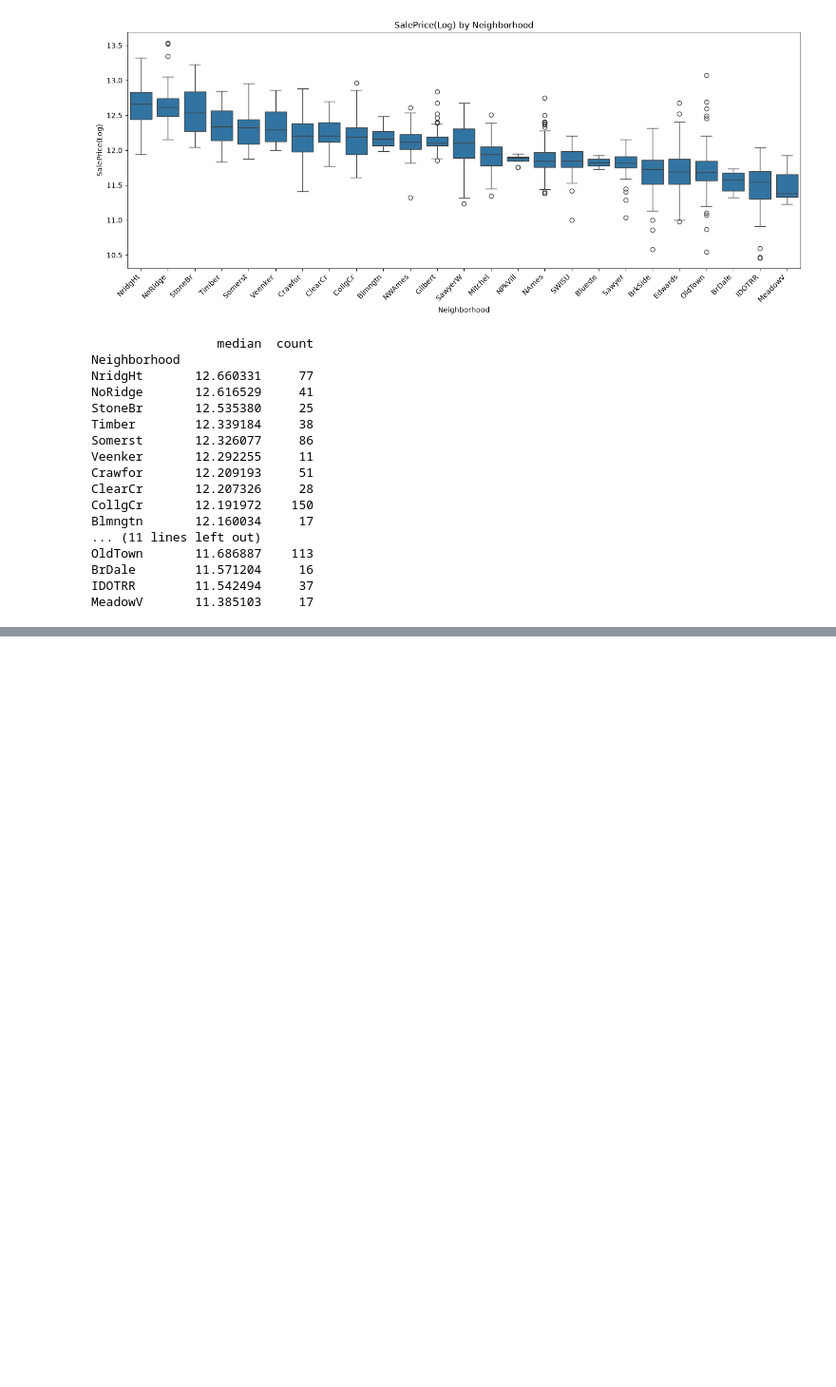
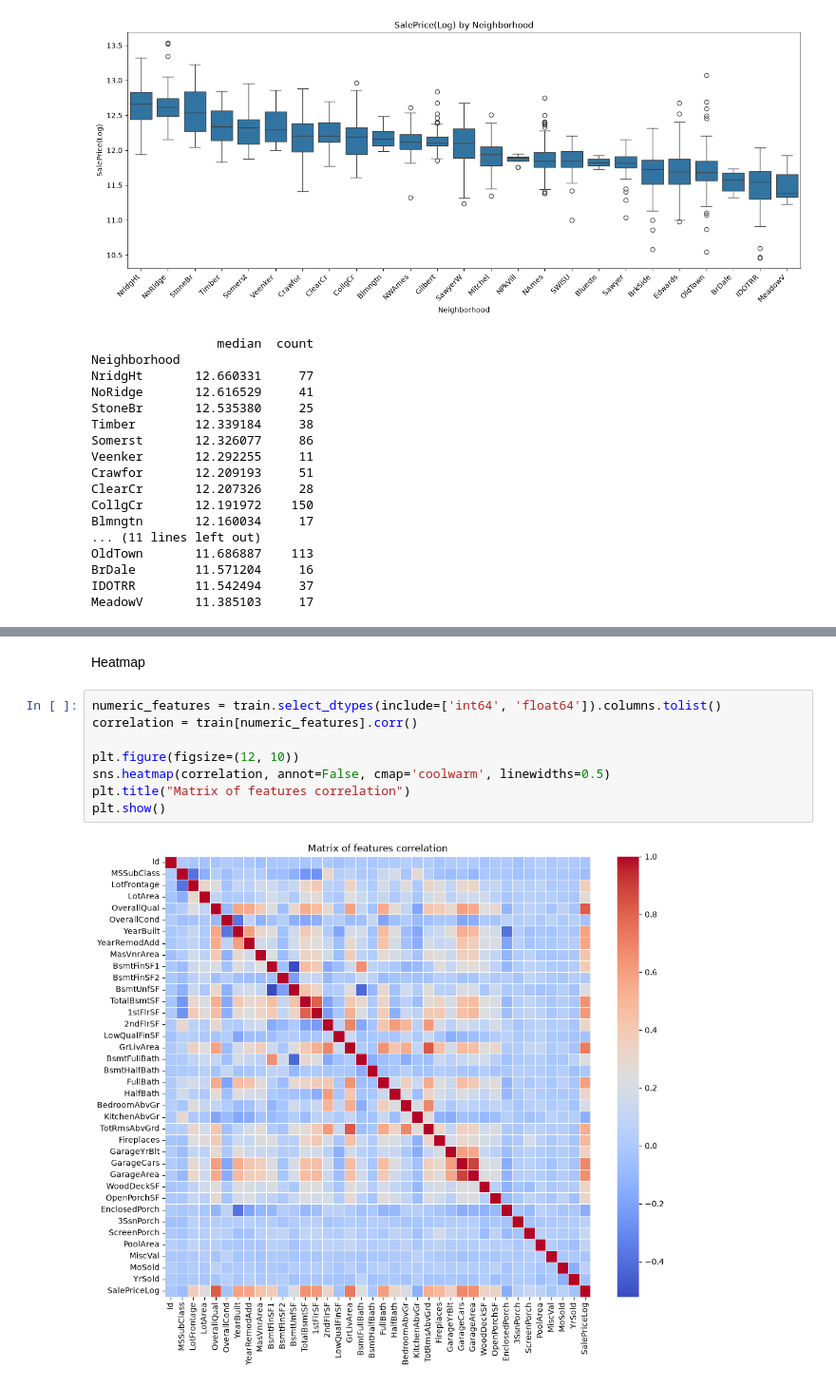
Before and after one commit to fyodor077/Kaggle-House-Prices, a Jupyter notebook: draft.ipynb, the cells around one changed output, grey strips where cells are left out. Shown at 95% size. Drawn from its saved outputs; the diff is of its cells as text; blank space fills up the shorter version.

Commit message:
Heatmap

```diff
--- a/draft.ipynb
+++ b/draft.ipynb
@@ -257,0 +269,12 @@ MeadowV       11.385103     17
+# %% [markdown]
+Heatmap
+# %%
+numeric_features = train.select_dtypes(include=['int64', 'float64']).columns.tolist()
+correlation = train[numeric_features].corr()
+
+plt.figure(figsize=(12, 10))
+sns.heatmap(correlation, annot=False, cmap='coolwarm', linewidths=0.5)
+plt.title("Matrix of features correlation")
+plt.show()
+# %% [output]
+[figure, added]
```
Also changed, not shown: parts of 1 cell of this notebook.
